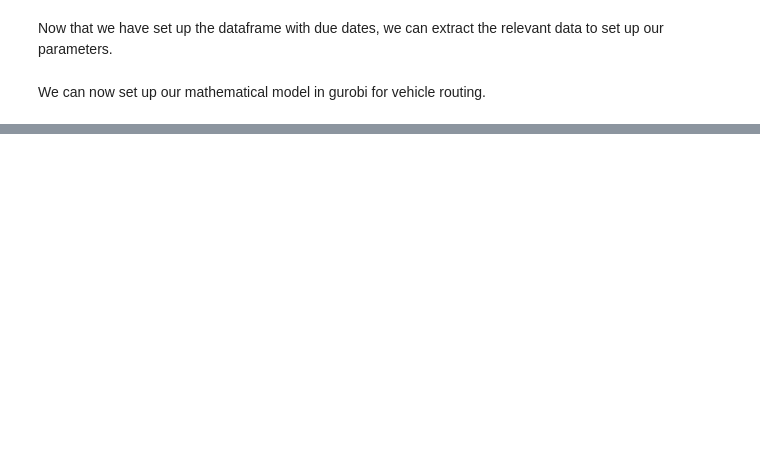
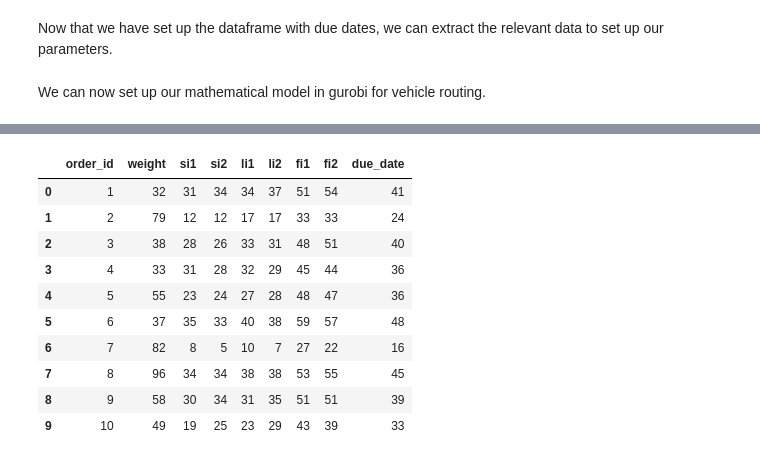
Before and after one commit to AACR1752/SCode, a Jupyter notebook: supply_chain_project.ipynb, the cells around one changed output, grey strips where cells are left out. Drawn from its saved outputs; the diff is of its cells as text; code cells hidden in the pictures; blank space fills up the shorter version.

```diff
--- a/supply_chain_project.ipynb
+++ b/supply_chain_project.ipynb
@@ -228,0 +148,15 @@ IndexError: list index out of range
+# %%
+df_view = df_final[['order_id', 'weight', 'si1', 'si2','li1', 'li2', 'fi1', 'fi2' ,'due_date']]
+df_view
+# %% [output]
+|  | order_id | weight | si1 | si2 | li1 | li2 | fi1 | fi2 | due_date |
+| 0 | 1 | 32 | 31 | 34 | 34 | 37 | 51 | 54 | 41 |
+| 1 | 2 | 79 | 12 | 12 | 17 | 17 | 33 | 33 | 24 |
+| 2 | 3 | 38 | 28 | 26 | 33 | 31 | 48 | 51 | 40 |
+| 3 | 4 | 33 | 31 | 28 | 32 | 29 | 45 | 44 | 36 |
+| 4 | 5 | 55 | 23 | 24 | 27 | 28 | 48 | 47 | 36 |
+| 5 | 6 | 37 | 35 | 33 | 40 | 38 | 59 | 57 | 48 |
+| 6 | 7 | 82 | 8 | 5 | 10 | 7 | 27 | 22 | 16 |
+| 7 | 8 | 96 | 34 | 34 | 38 | 38 | 53 | 55 | 45 |
+| 8 | 9 | 58 | 30 | 34 | 31 | 35 | 51 | 51 | 39 |
+| 9 | 10 | 49 | 19 | 25 | 23 | 29 | 43 | 39 | 33 |
```
Also changed, not shown: parts of 26 cells of this notebook, 2 other files.
